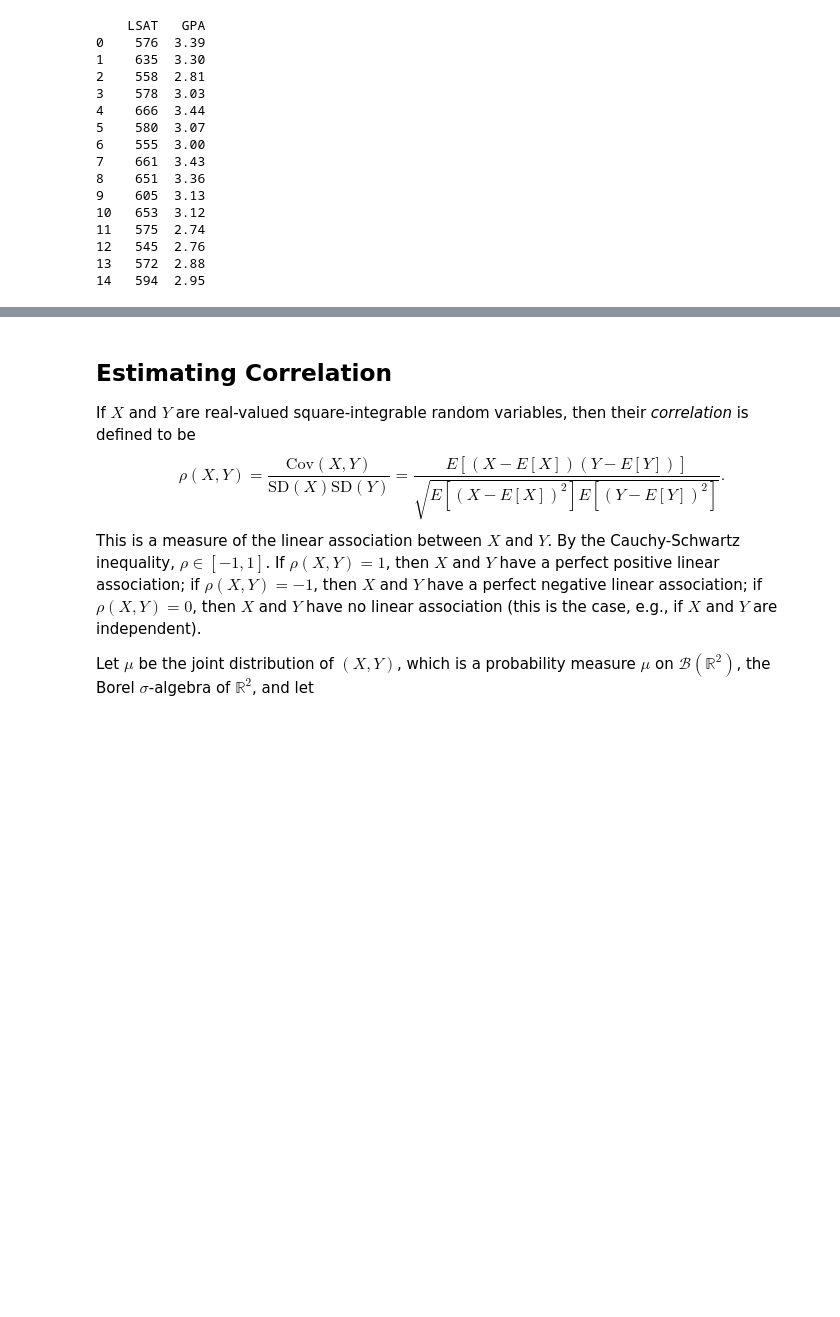
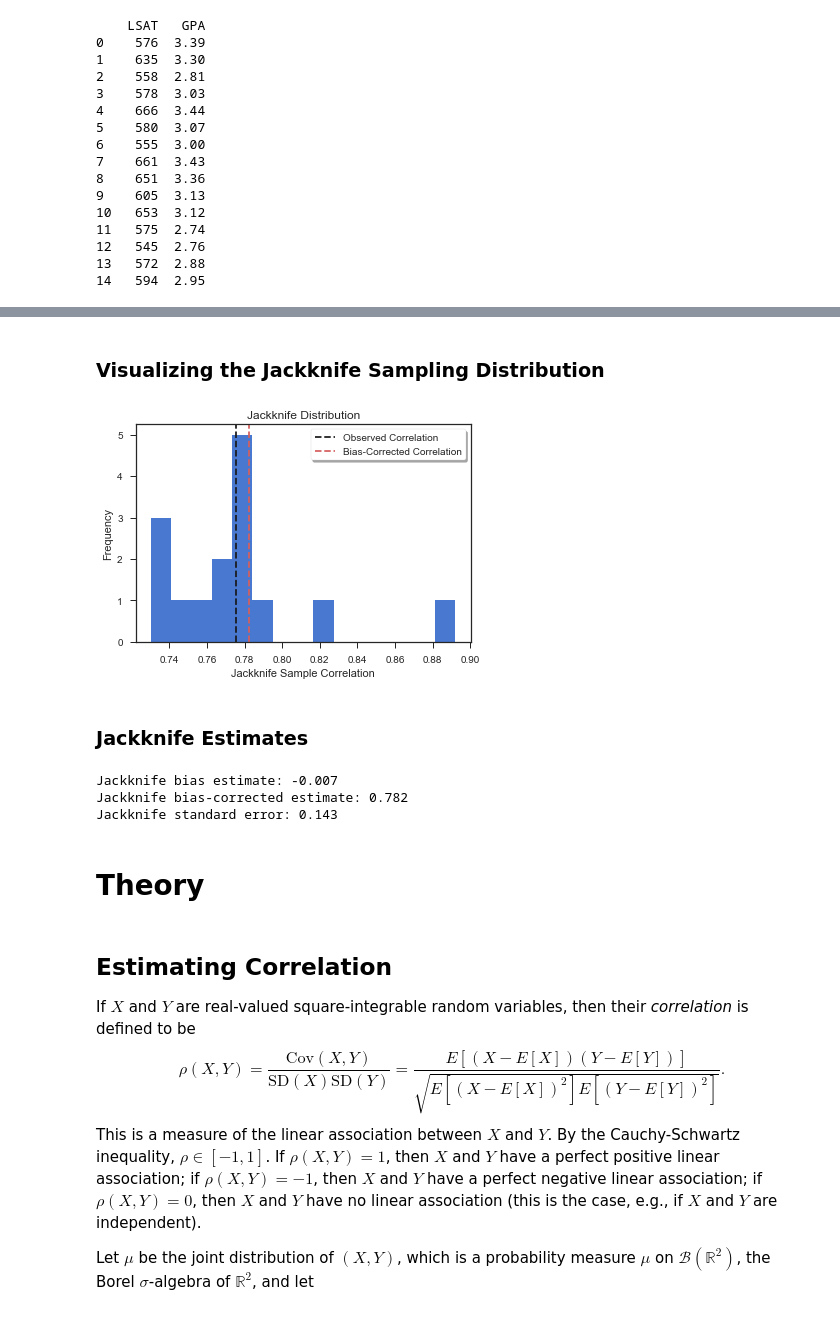
Before and after one commit to artemmavrin/StatTools, a Jupyter notebook: examples/Bootstrap and Jackknife.ipynb, the cells around one changed output, grey strips where cells are left out. Drawn from its saved outputs; the diff is of its cells as text; code cells hidden in the pictures; blank space fills up the shorter version.

```diff
--- a/examples/Bootstrap and Jackknife.ipynb
+++ b/examples/Bootstrap and Jackknife.ipynb
@@ -53,3 +118,30 @@ plt.close()
+# %% [markdown]
+### Visualizing the Jackknife Sampling Distribution
+# %%
+plt.figure()
+plt.hist(jack.dist, bins=jack.n_sample)
+plt.axvline(jack.observed, ls="--", c="k", label="Observed Correlation")
+plt.axvline(jack.estimate(), ls="--", c="r", label="Bias-Corrected Correlation")
+plt.xlabel("Jackknife Sample Correlation")
+plt.ylabel("Frequency")
+plt.legend(loc="best", frameon=True, shadow=True)
+plt.title("Jackknife Distribution")
+plt.show()
+plt.close()
+# %% [output]
+[figure, added]
+# %% [markdown]
+### Jackknife Estimates
+# %%
+print(f"Jackknife bias estimate: {jack.bias():.3f}")
+print(f"Jackknife bias-corrected estimate: {jack.estimate():.3f}")
+print(f"Jackknife standard error: {jack.se():.3f}")
+# %% [output]
+Jackknife bias estimate: -0.007
+Jackknife bias-corrected estimate: 0.782
+Jackknife standard error: 0.143
+# %% [markdown]
+# Theory
 # %% [markdown]
 ## Estimating Correlation
 
```
Also changed, not shown: parts of 33 cells of this notebook.
